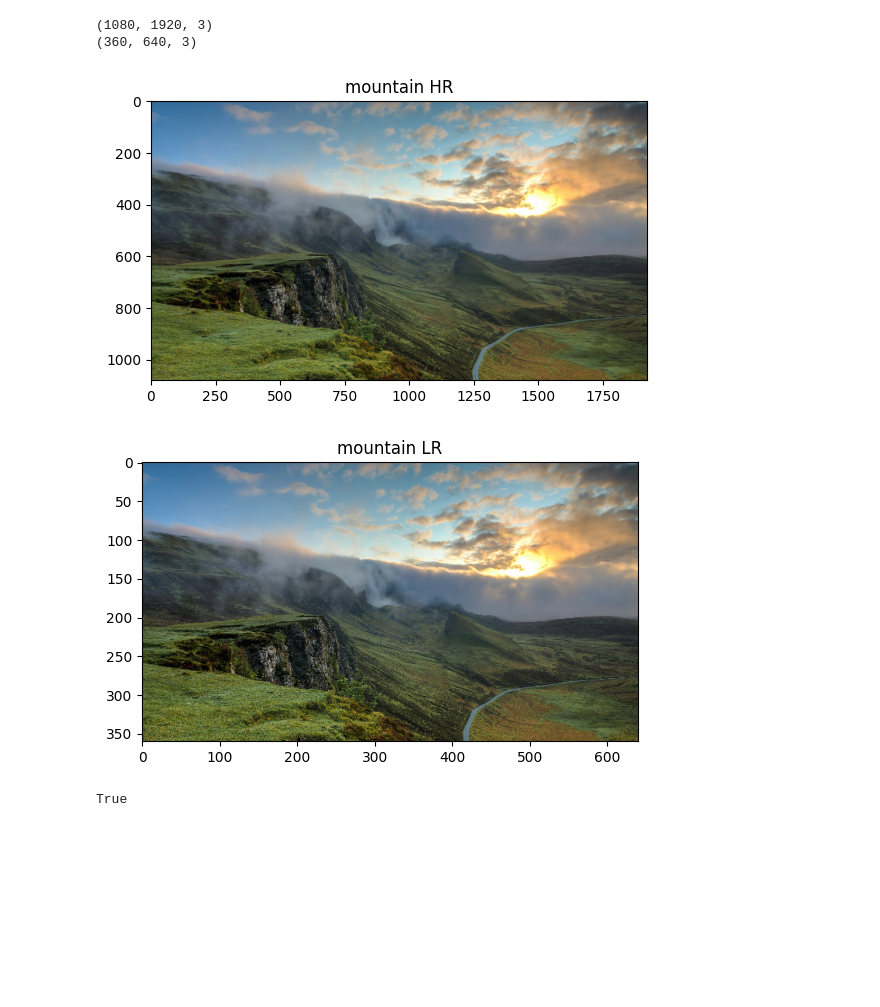
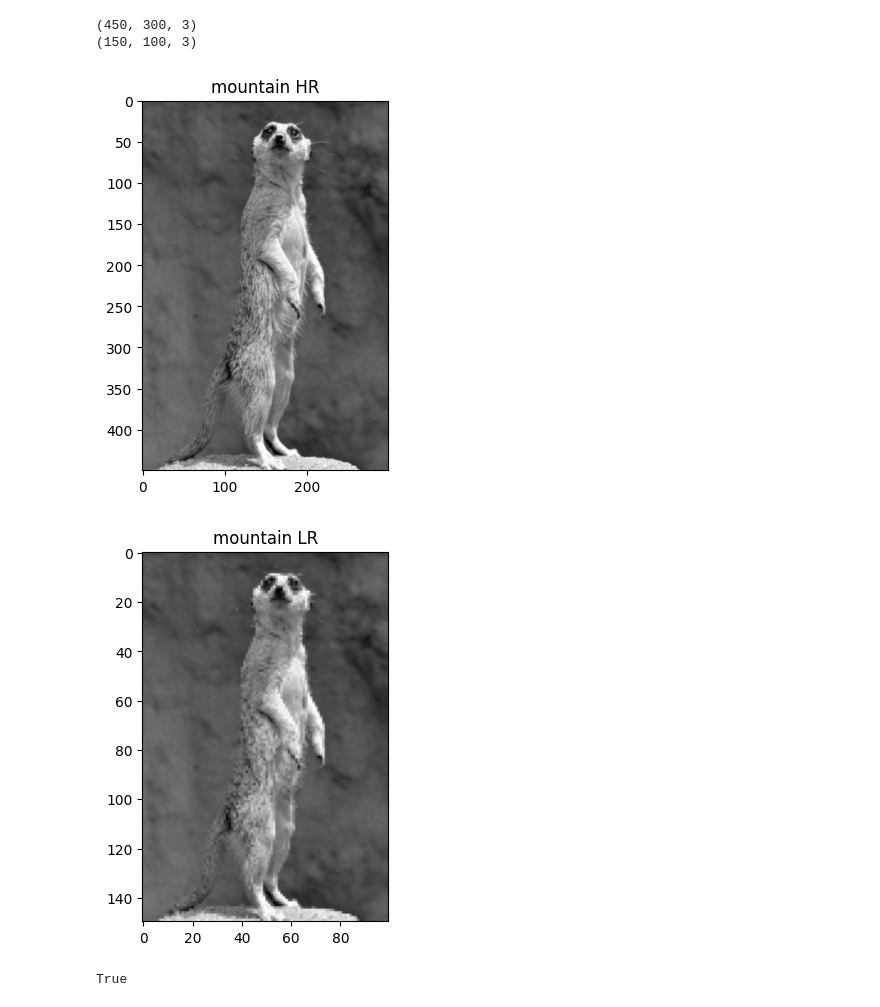
Before and after one commit to Rohit-Annamaneni-1207/Super-resolution-downstream, a Jupyter notebook: src/Self-Similarity/test.ipynb, the cells around one changed output. Cells and saved outputs as stored; diff of their text form; code cells hidden in the pictures; blank space fills up the shorter version.

```diff
--- a/src/Self-Similarity/test.ipynb
+++ b/src/Self-Similarity/test.ipynb
@@ -5,8 +5,10 @@
 from res.python.image import load_image, display_image
 from res.python.transforms import resize
 import numpy as np
+import cv2
 
-img= load_image('./test_image.jpg', normalize=True)
+# img= load_image('./src/Self-Similarity/test_image.jpg', normalize=True)
+img = cv2.imread("D:/DIP Project/Super-resolution-downstream/test_samples/meerkat_lr.png", cv2.IMREAD_COLOR)/255.0
 print(img.shape)
 display_image(img, 'moutains.jpg')
 print(img.dtype)
@@ -17,19 +19,18 @@ float64
 # %%
 from res.python.transforms import quadratic_bspline
 
-img_hr= resize(img, (1080, 1920), interp='wavelet', kernel_func=quadratic_bspline)
-img_lr= resize(img, (360, 640), interp='wavelet', kernel_func=quadratic_bspline)
-
+img_hr= resize(img, img.shape[:2], interp='cubic')
+img_lr= resize(img, (img.shape[0]//3, img.shape[1]//3), interp='cubic')
 print(img_hr.shape)
 print(img_lr.shape)
 
 display_image(img_hr, 'mountain HR')
 display_image(img_lr, 'mountain LR')
 # %% [output]
-(1080, 1920, 3)
-(360, 640, 3)
+(450, 300, 3)
+(150, 100, 3)
-[figure, old version]
+[figure, new version]
-[figure, old version]
+[figure, new version]
 # %%
 import cv2
 
```
Also changed, not shown: parts of 3 cells of this notebook, 3 other files.
